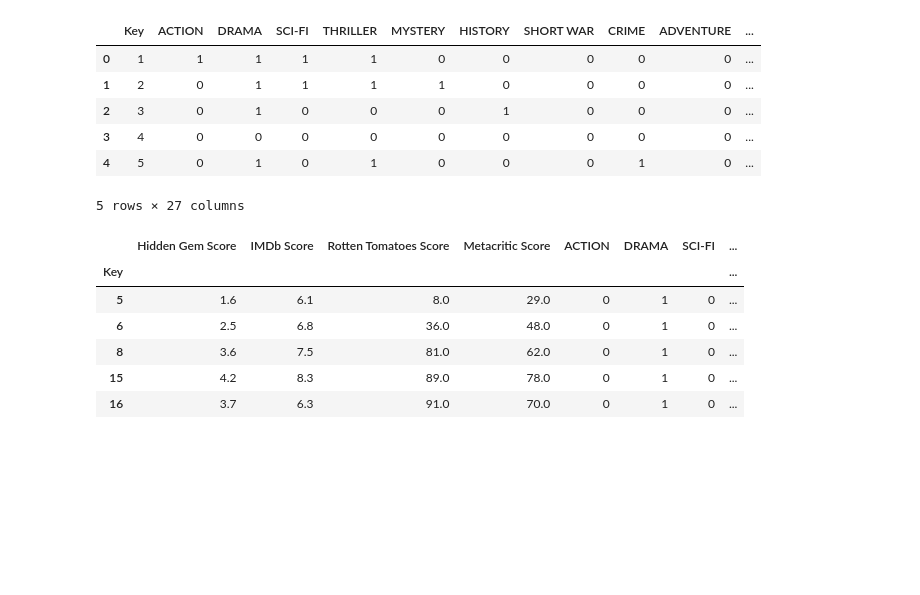
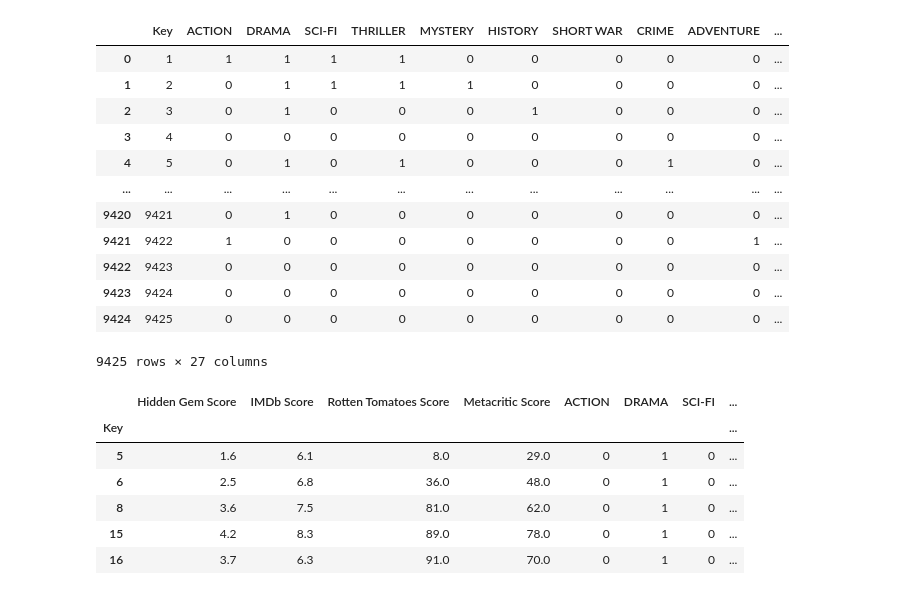
Before and after one commit to Cyber-Wolfe/Netflix_and_Analyze, a Jupyter notebook: Jupyter Notebooks/Machine-Learning/DataFrameMerger.ipynb, the cells around one changed output. Saved outputs shown, nothing was run; the diff lists cells and outputs as text; code cells hidden in the pictures; blank space fills up the shorter version.

```diff
--- a/Jupyter Notebooks/Machine-Learning/DataFrameMerger.ipynb
+++ b/Jupyter Notebooks/Machine-Learning/DataFrameMerger.ipynb
@@ -21,13 +28,19 @@ Score_df.head()
 # %%
-Genre_df.head()
+Genre_df
 # %% [output]
 |  | Key | ACTION | DRAMA | SCI-FI | THRILLER | MYSTERY | HISTORY | SHORT WAR | CRIME | ADVENTURE | ... |
 | 0 | 1 | 1 | 1 | 1 | 1 | 0 | 0 | 0 | 0 | 0 | ... |
 | 1 | 2 | 0 | 1 | 1 | 1 | 1 | 0 | 0 | 0 | 0 | ... |
 | 2 | 3 | 0 | 1 | 0 | 0 | 0 | 1 | 0 | 0 | 0 | ... |
 | 3 | 4 | 0 | 0 | 0 | 0 | 0 | 0 | 0 | 0 | 0 | ... |
 | 4 | 5 | 0 | 1 | 0 | 1 | 0 | 0 | 0 | 1 | 0 | ... |
+| ... | ... | ... | ... | ... | ... | ... | ... | ... | ... | ... | ... |
+| 9420 | 9421 | 0 | 1 | 0 | 0 | 0 | 0 | 0 | 0 | 0 | ... |
+| 9421 | 9422 | 1 | 0 | 0 | 0 | 0 | 0 | 0 | 0 | 1 | ... |
+| 9422 | 9423 | 0 | 0 | 0 | 0 | 0 | 0 | 0 | 0 | 0 | ... |
+| 9423 | 9424 | 0 | 0 | 0 | 0 | 0 | 0 | 0 | 0 | 0 | ... |
+| 9424 | 9425 | 0 | 0 | 0 | 0 | 0 | 0 | 0 | 0 | 0 | ... |
-5 rows × 27 columns
+9425 rows × 27 columns
 # %%
 Score_Genre_df = pd.merge(Score_df, Genre_df, on = 'Key')
 Score_Genre_df = Score_Genre_df.set_index('Key')
```
Also changed, not shown: parts of 1 cell of this notebook, 1 other file.
